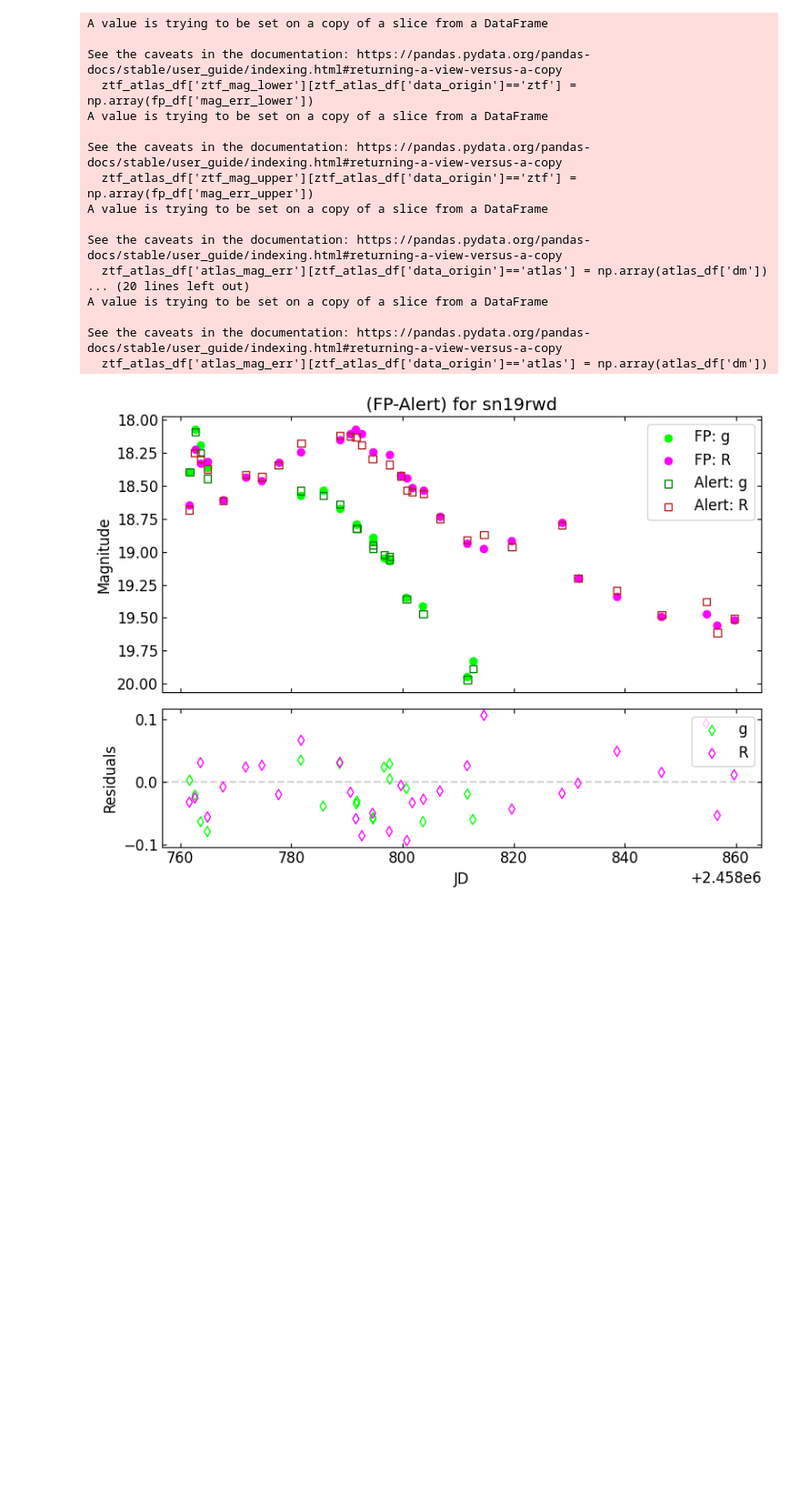
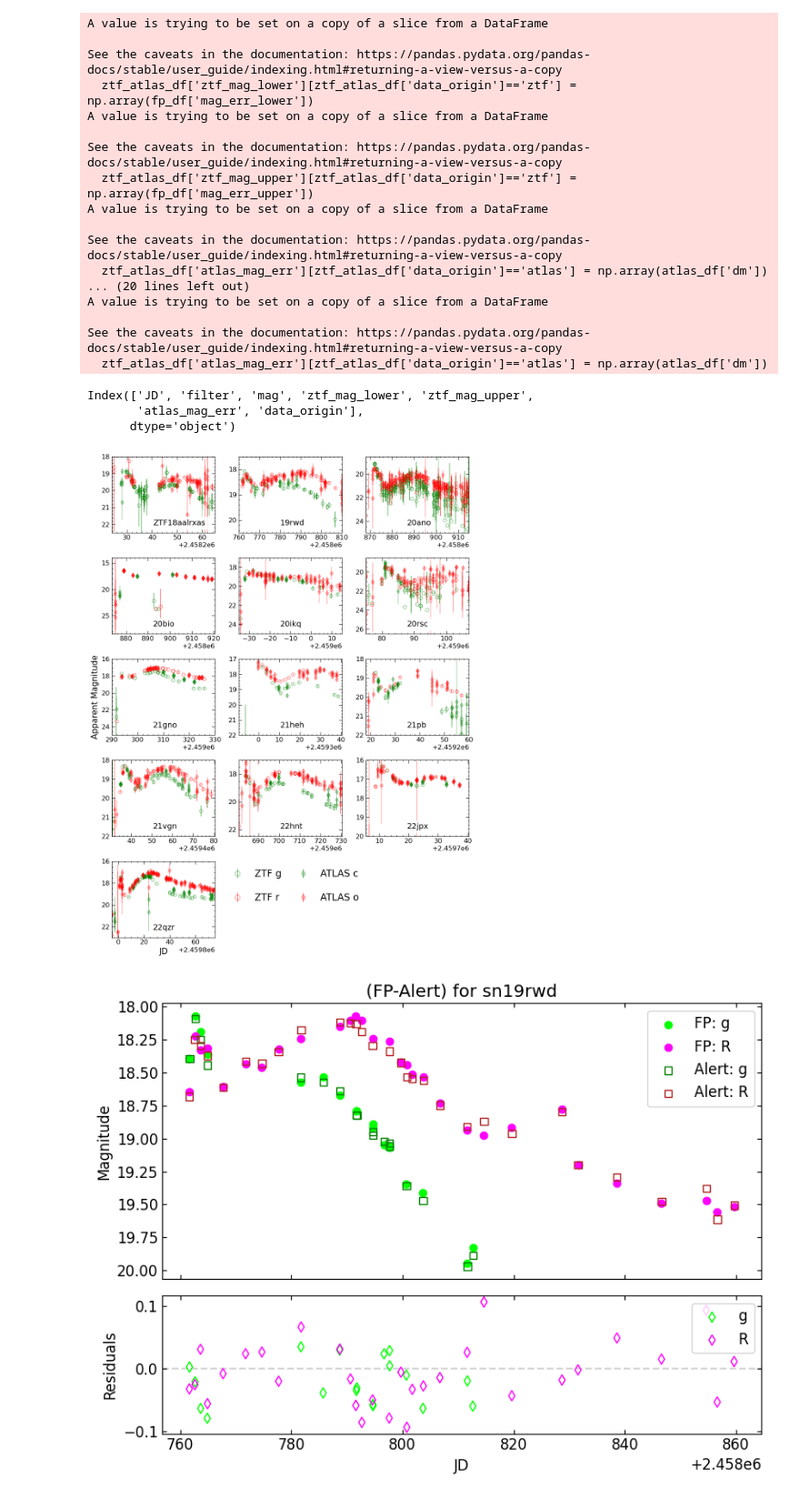
Before and after one commit to aec3675/ztf_IIb, a Jupyter notebook: forced_phot_nb.ipynb, the cells around one changed output. Shown at 91% size. Drawn from its saved outputs; the diff is of its cells as text; code cells hidden in the pictures; blank space fills up the shorter version.

Commit message:
created full forced photometry LC subplot

```diff
--- a/forced_phot_nb.ipynb
+++ b/forced_phot_nb.ipynb
@@ -322,0 +329,28 @@ See the caveats in the documentation: https://pandas.pydata.org/pandas-docs/stab
+# %%
+# read in the data (df created in fp jupyter notebook)
+snztf18 = pd.read_csv('./data/forced_phot_data/snztf18_ztf_atlas_df.csv',index_col='index')
+sn19rwd = pd.read_csv('./data/forced_phot_data/sn19rwd_ztf_atlas_df.csv',index_col='index')
+sn20bio = pd.read_csv('./data/forced_phot_data/sn20bio_ztf_atlas_df.csv',index_col='index')
+# sn21aezx = pd.read_csv('./data/forced_phot_data/sn21aezx_ztf_atlas_df.csv',index_col='index')
+sn21gno = pd.read_csv('./data/forced_phot_data/sn21gno_ztf_atlas_df.csv',index_col='index')
+sn21heh = pd.read_csv('./data/forced_phot_data/sn21heh_ztf_atlas_df.csv',index_col='index')
+sn21vgn = pd.read_csv('./data/forced_phot_data/sn21vgn_ztf_atlas_df.csv',index_col='index')
+sn22hnt = pd.read_csv('./data/forced_phot_data/sn22hnt_ztf_atlas_df.csv',index_col='index')
+sn22jpx = pd.read_csv('./data/forced_phot_data/sn22jpx_ztf_atlas_df.csv',index_col='index')
+sn22qzr = pd.read_csv('./data/forced_phot_data/sn22qzr_ztf_atlas_df.csv',index_col='index')
+# # added later
+sn20ano = pd.read_csv('./data/forced_phot_data/sn20ano_ztf_atlas_df.csv', index_col='index')
+sn20ikq = pd.read_csv('./data/forced_phot_data/sn20ikq_ztf_atlas_df.csv', index_col='index')
+sn20rsc = pd.read_csv('./data/forced_phot_data/sn20rsc_ztf_atlas_df.csv', index_col='index')
+sn21pb =  pd.read_csv('./data/forced_phot_data/sn21pb_ztf_atlas_df.csv', index_col='index')
+
+df_list = [snztf18,sn19rwd,sn20ano,sn20bio,sn20ikq,sn20rsc,sn21gno,sn21heh,
+           sn21pb, sn21vgn,sn22hnt,sn22jpx,sn22qzr]
+df_str_list = ['snztf18','sn19rwd','sn20ano','sn20bio','sn20ikq','sn20rsc','sn21gno','sn21heh',
+               'sn21pb', 'sn21vgn','sn22hnt','sn22jpx','sn22qzr']
+
+sn21pb.columns
+# %% [output]
+Index(['JD', 'filter', 'mag', 'ztf_mag_lower', 'ztf_mag_upper',
+       'atlas_mag_err', 'data_origin'],
+      dtype='object')
@@ -323,3 +390,53 @@ See the caveats in the documentation: https://pandas.pydata.org/pandas-docs/stab
+# %%
+plot_names = ['ZTF18aalrxas', '19rwd', '20ano','20bio','20ikq','20rsc','21gno','21heh','21pb','21vgn','22hnt','22jpx','22qzr','','']
+fig, axs = plt.subplots(5,3, figsize=(10,13))
+locs = [[0,0],[0,1],[0,2],[1,0],[1,1],[1,2],[2,0],[2,1],[2,2],[3,0],[3,1],[3,2],[4,0],[4,1],[4,2]]
+
+for i,df in enumerate(df_list):
+    # get correct error band shape for plotting
+    g_errs = shape_err(df, filter='ZTF_g', lower_err_col='ztf_mag_lower', upper_err_col='ztf_mag_upper')
+    r_errs = shape_err(df, filter='ZTF_r', lower_err_col='ztf_mag_lower', upper_err_col='ztf_mag_upper')
+
+    # plotting
+    axs[locs[i][0],locs[i][1]].errorbar(df[df['filter']=='ZTF_g']['JD'], df[df['filter']=='ZTF_g']['mag'],g_errs,
+                 markeredgecolor='green',markerfacecolor='none',ecolor='green',label='ZTF g',alpha=0.5,linestyle='',marker='o')
+    axs[locs[i][0],locs[i][1]].errorbar(df[df['filter']=='ZTF_r']['JD'], df[df['filter']=='ZTF_r']['mag'],r_errs,
+                 markeredgecolor='red',markerfacecolor='none',ecolor='red',label='ZTF r',alpha=0.5,linestyle='',marker='o')
+    axs[locs[i][0],locs[i][1]].errorbar(df[df['filter']=='c']['JD'], df[df['filter']=='c']['mag'],df[df['filter']=='c']['atlas_mag_err'],
+                 color='green', marker='d',label='ATLAS c',alpha=0.3,linestyle='',zorder=0)
+    axs[locs[i][0],locs[i][1]].errorbar(df[df['filter']=='o']['JD'], df[df['filter']=='o']['mag'],df[df['filter']=='o']['atlas_mag_err'],
+                 color='red', marker='d', label='ATLAS o',alpha=0.3,linestyle='',zorder=0)
+
+    # setting plot limits
+    axs[locs[i][0],locs[i][1]].set_xlim(xlims_jd_dict[df_str_list[i]][0],xlims_jd_dict[df_str_list[i]][1])
+    axs[locs[i][0],locs[i][1]].set_ylim(ylims_dict[df_str_list[i]][0],ylims_dict[df_str_list[i]][1])
+
+    #configuring tick markers and labels
+    axs[locs[i][0],locs[i][1]].xaxis.set_minor_locator(AutoMinorLocator())
+    axs[locs[i][0],locs[i][1]].yaxis.set_minor_locator(AutoMinorLocator())
+    axs[locs[i][0],locs[i][1]].tick_params(which="both", top=True, labeltop=False, bottom=True, labelbottom=True, left=True, right=True, direction="in")
+    axs[locs[i][0],locs[i][1]].xaxis.set_tick_params(length=6)
+    axs[locs[i][0],locs[i][1]].yaxis.set_tick_params(length=6)
+    bbox = dict(facecolor='white', edgecolor='white',alpha=0.85)
+    axs[locs[i][0],locs[i][1]].annotate(plot_names[i],xy=(0.4,0.10),xycoords='axes fraction',color='k',fontsize=14,bbox=bbox)
+
+axs[4,1].axis("off")
+axs[4,2].axis("off")
+
+# axs[4,0].set_xlabel('Normalized Time [days]')
+axs[4,0].set_xlabel('JD', fontsize=15)
+# axs[3,2].set_xlabel('Normalized Time [days]')
+
+axs[2,0].set_ylabel('Apparent Magnitude', fontsize=15)
+
+lines_labels = [ax.get_legend_handles_labels() for ax in fig.axes]
+lines, labels = [sum(lol, []) for lol in zip(*lines_labels)]
+fig.legend(lines[0:4], labels[0:4], loc='lower center', bbox_to_anchor=(0.528, 0.1), ncol=2, fontsize='x-large',markerscale=1.5,
+                frameon=False,fancybox=False,framealpha=1.0,edgecolor='darkgray', labelspacing=1.5, columnspacing=1.3)
+fig.tight_layout()
+plt.savefig('./figures/full_individ_fp_lcs_subplot_unnorm.png',dpi=300)
+# %% [output]
+[figure, added]
 # %%
 ##############################
 #    RESIDUAL FIDDLING
```
Also changed, not shown: parts of 3 cells of this notebook, 2 other files.
